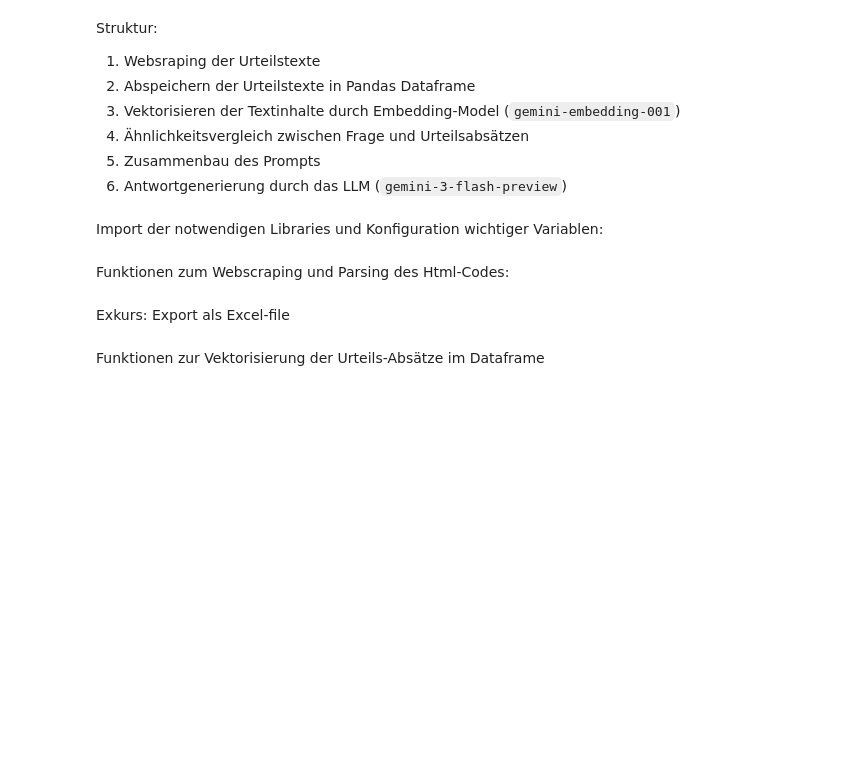
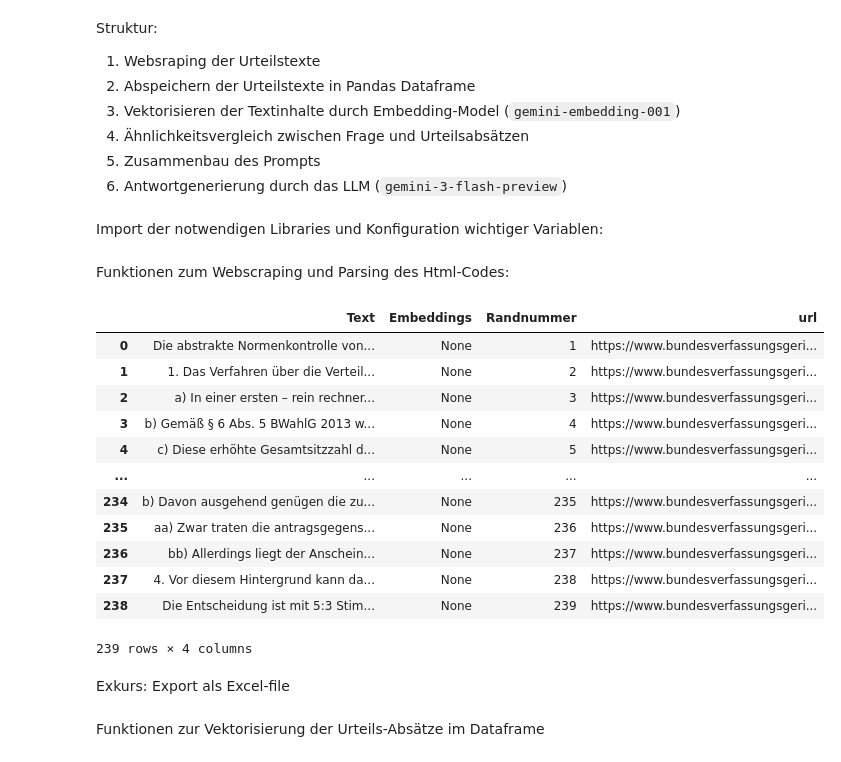
Before and after one commit to timleibold/AI_for_lawyers, a Jupyter notebook: 04_bverfg_rag/02_bverfg_rag_api.ipynb, the cells around one changed output. Drawn from its saved outputs; the diff is of its cells as text; code cells hidden in the pictures; blank space fills up the shorter version.

```diff
--- a/04_bverfg_rag/02_bverfg_rag_api.ipynb
+++ b/04_bverfg_rag/02_bverfg_rag_api.ipynb
@@ -85,11 +85,26 @@ def parse_bverfg_decision(url: str) -> pd.DataFrame:
     return pd.DataFrame(rows, columns=["Text", "Embeddings", "Randnummer", "url"])
 # %%
 #debugging: Test der in der vorangegangenen Zelle definierten Funktion zum Scrapen und Parsen der BVerfG-Entscheidung
-url = "https://www.bundesverfassungsgericht.de/SharedDocs/Entscheidungen/DE/2025/03/rs20250326_2bvr150520.html"
+#url = "https://www.bundesverfassungsgericht.de/SharedDocs/Entscheidungen/DE/2025/03/rs20250326_2bvr150520.html"
 #url = "https://www.bundesverfassungsgericht.de/SharedDocs/Entscheidungen/DE/2024/04/Ls20240409_2bvl000222.html?nn=68020"
 #url = "https://www.bundesverfassungsgericht.de/SharedDocs/Entscheidungen/DE/2024/07/fs20240730_2bvf000123.html?nn=68020"
+url = "https://www.bundesverfassungsgericht.de/SharedDocs/Entscheidungen/DE/2023/11/fs20231129_2bvf000121.html?nn=68020"
 df = parse_bverfg_decision(url)
 df
+# %% [output]
+|  | Text | Embeddings | Randnummer | url |
+| 0 | Die abstrakte Normenkontrolle von... | None | 1 | https://www.bundesverfassungsgeri... |
+| 1 | 1. Das Verfahren über die Verteil... | None | 2 | https://www.bundesverfassungsgeri... |
+| 2 | a) In einer ersten – rein rechner... | None | 3 | https://www.bundesverfassungsgeri... |
+| 3 | b) Gemäß § 6 Abs. 5 BWahlG 2013 w... | None | 4 | https://www.bundesverfassungsgeri... |
+| 4 | c) Diese erhöhte Gesamtsitzzahl d... | None | 5 | https://www.bundesverfassungsgeri... |
+| ... | ... | ... | ... | ... |
+| 234 | b) Davon ausgehend genügen die zu... | None | 235 | https://www.bundesverfassungsgeri... |
+| 235 | aa) Zwar traten die antragsgegens... | None | 236 | https://www.bundesverfassungsgeri... |
+| 236 | bb) Allerdings liegt der Anschein... | None | 237 | https://www.bundesverfassungsgeri... |
+| 237 | 4. Vor diesem Hintergrund kann da... | None | 238 | https://www.bundesverfassungsgeri... |
+| 238 | Die Entscheidung ist mit 5:3 Stim... | None | 239 | https://www.bundesverfassungsgeri... |
+239 rows × 4 columns
 # %% [markdown]
 Exkurs: Export als Excel-file
 # %%
```
Also changed, not shown: parts of 5 cells of this notebook, 6 other files.
